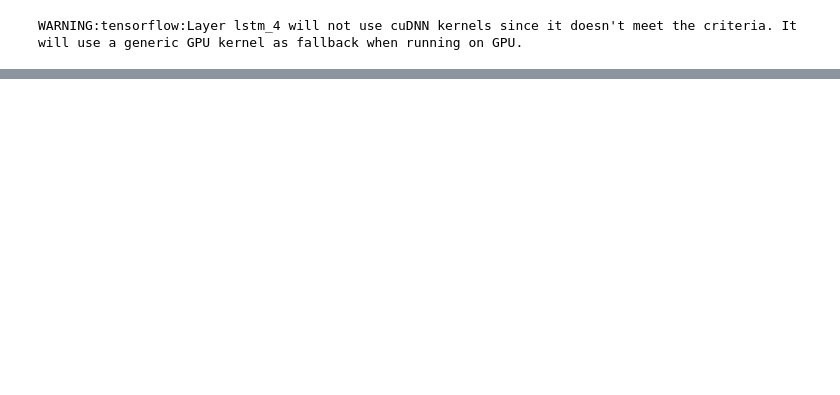
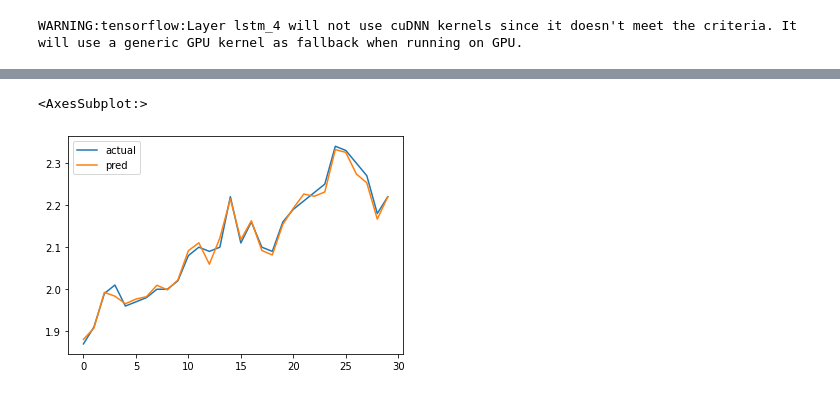
Before and after one commit to rumbleFTW/natural-gas-price-dashboard, a Jupyter notebook: nnModels.ipynb, the cells around one changed output, grey strips where cells are left out. Drawn from its saved outputs; the diff is of its cells as text; code cells hidden in the pictures; blank space fills up the shorter version.

Commit message:
Added Multi step for NNs

```diff
--- a/nnModels.ipynb
+++ b/nnModels.ipynb
@@ -289,0 +256,8 @@ plt.show()
+# %%
+SPLIT = 0.85
+xVal, yVal = multiStepSampler(df, 60, 30)
+xTrain = xVal[:int(SPLIT*len(xVal))]
+yTrain = yVal[:int(SPLIT*len(yVal))]
+xTest = xVal[int(SPLIT*len(xVal)):]
+yTest = yVal[int(SPLIT*len(yVal)):]
+(xTrain.shape, yTrain.shape)
@@ -289,0 +313,11 @@ plt.show()
+# %%
+hybridModel = tf.keras.Sequential()
+hybridModel.add(tf.keras.layers.Conv1D(32, kernel_size=(3), input_shape=(60, 1)))
+hybridModel.add(tf.keras.layers.MaxPool1D(pool_size=3, strides=(1), padding='valid'))
+hybridModel.add(tf.keras.layers.LSTM(256, return_sequences=True))
+hybridModel.add(tf.keras.layers.Flatten())
+hybridModel.add(tf.keras.layers.Dense(128, activation='relu'))
+hybridModel.add(tf.keras.layers.Dense(30, activation='linear'))
+hybridModel.compile(loss='mean_absolute_error',optimizer=tf.keras.optimizers.Adam(), metrics=['mse', 'mae', smape])
+# %%
+hybridModel.fit(xTrain, yTrain, epochs=30)
@@ -289,0 +351,7 @@ plt.show()
+# %%
+pred = np.array(hybridModel.predict(np.array([xTest[0]]))).tolist()
+dafr = pd.DataFrame(data={'actual': np.array(yTest[0]).tolist(), 'pred': pred[0]})
+dafr.plot()
+# %% [output]
+<AxesSubplot:>
+[figure, added]
```
Also changed, not shown: parts of 22 cells of this notebook, 9 other files.
